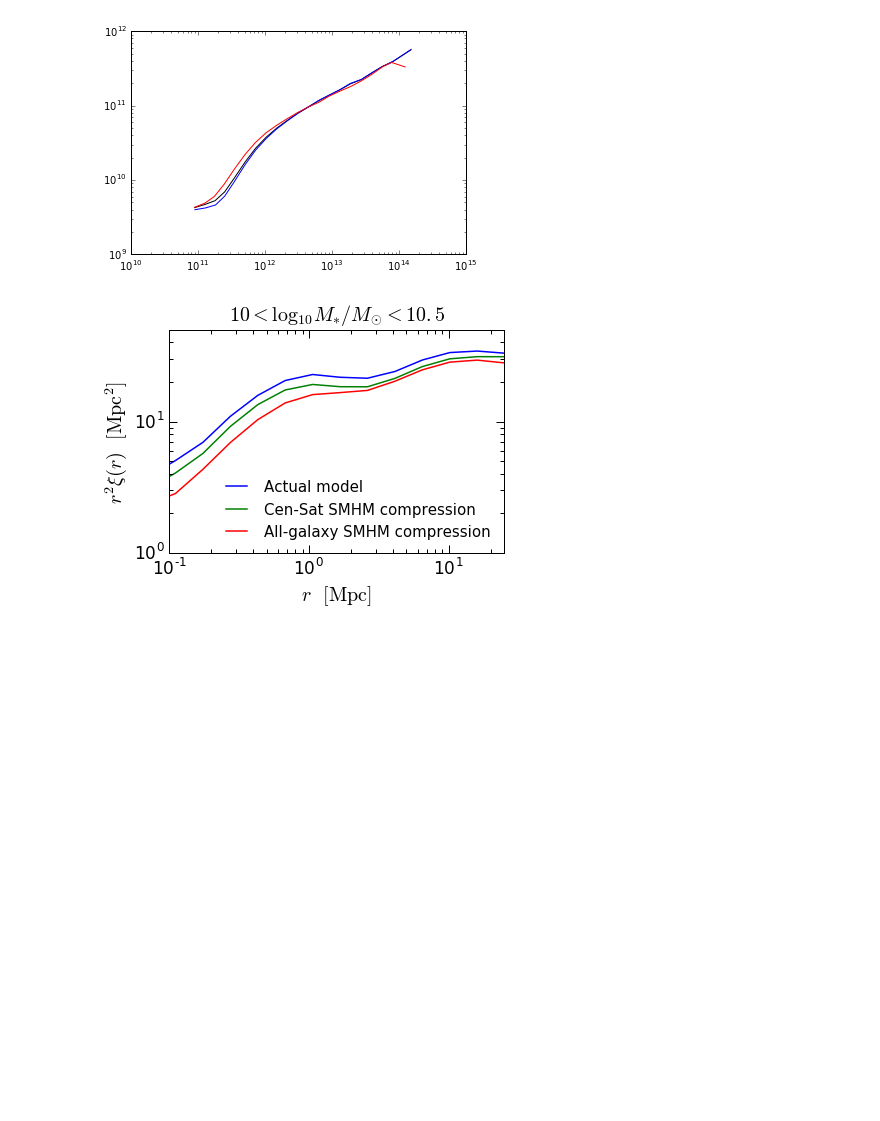
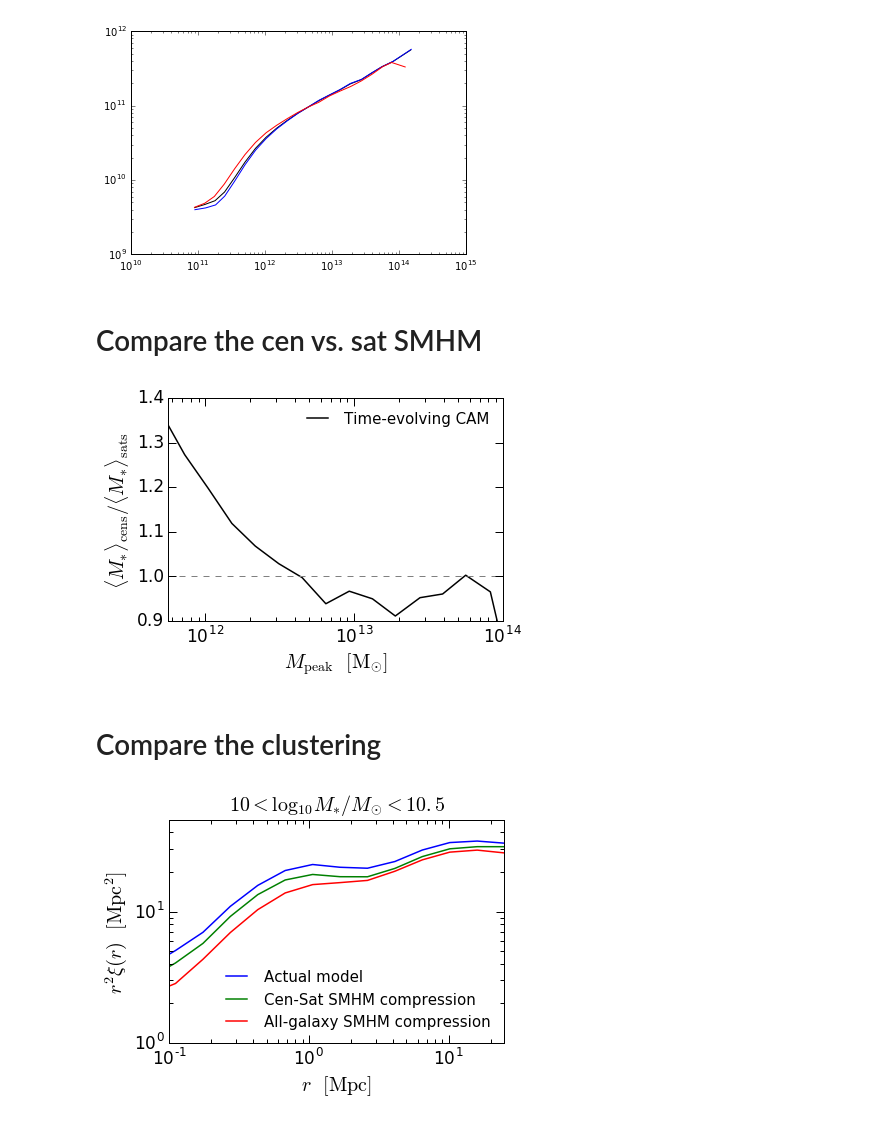
Before and after one commit to aphearin/time_evolving_cam_utils, a Jupyter notebook: smhm_compression.ipynb, the cells around one changed output. Drawn from its saved outputs; the diff is of its cells as text; code cells hidden in the pictures; blank space fills up the shorter version.

Commit message:
Added cen vs. sat smhm

```diff
--- a/smhm_compression.ipynb
+++ b/smhm_compression.ipynb
@@ -88,6 +88,39 @@ std_sm2[~cenmask] = np.interp(np.log10(histories['mpeak'][~cenmask]),
 # %%
 histories['smhm_sm'] = 10**np.random.normal(loc=log_mean_sm1, scale=std_sm1)
 histories['censat_smhm_sm'] = 10**np.random.normal(loc=log_mean_sm2, scale=std_sm2)
+# %% [markdown]
+# Compare the cen vs. sat SMHM
+# %%
+fig = plt.figure()
+ax = fig.add_subplot(111)
+
+xlabel = ax.set_xlabel(r'$M_{\rm peak}$  ${\rm [M_{\odot}]}$', fontsize=20)
+ylabel = ax.set_ylabel(r'$\langle M_{\ast} \rangle_{\rm cens} / \langle M_{\ast} \rangle_{\rm sats}$ ', fontsize=20)
+
+lw=1.5
+ax.plot(mpeak_mids_cens, mean_sm_sats/mean_sm_cens,
+        color='k', linewidth=lw, label='Time-evolving CAM')
+ax.plot(np.logspace(10, 15, 100), np.ones(100), '--', color='gray')
+
+plt.legend(frameon=False, loc='lower right', fontsize=15)
+
+plt.xscale('log')
+plt.xticks(fontsize=17)
+plt.yticks(fontsize=17)
+plt.xlim(xmin=10**11.75, xmax=10**14)
+plt.ylim(ymin=0.9, ymax=1.4)
+ax.tick_params(axis='x', length=8, width=1, which='major')
+ax.tick_params(axis='x', length=4, width=1, which='minor')
+ax.tick_params(axis='y', length=8, width=1, which='major')
+ax.tick_params(axis='y', length=4, width=1, which='minor')
+plt.legend(frameon=False, loc='upper right', fontsize=15)
+
+fig.savefig('FIGS/cen_vs_sat_smhm.pdf',
+            bbox_extra_artists=[xlabel, ylabel], bbox_inches='tight')
+# %% [output]
+[figure, added]
+# %% [markdown]
+# Compare the clustering
 # %%
 from halotools.mock_observables import tpcf, return_xyz_formatted_array
 rbins = np.logspace(-1.25, 1.5, 15)
```
Also changed, not shown: 1 other file.
